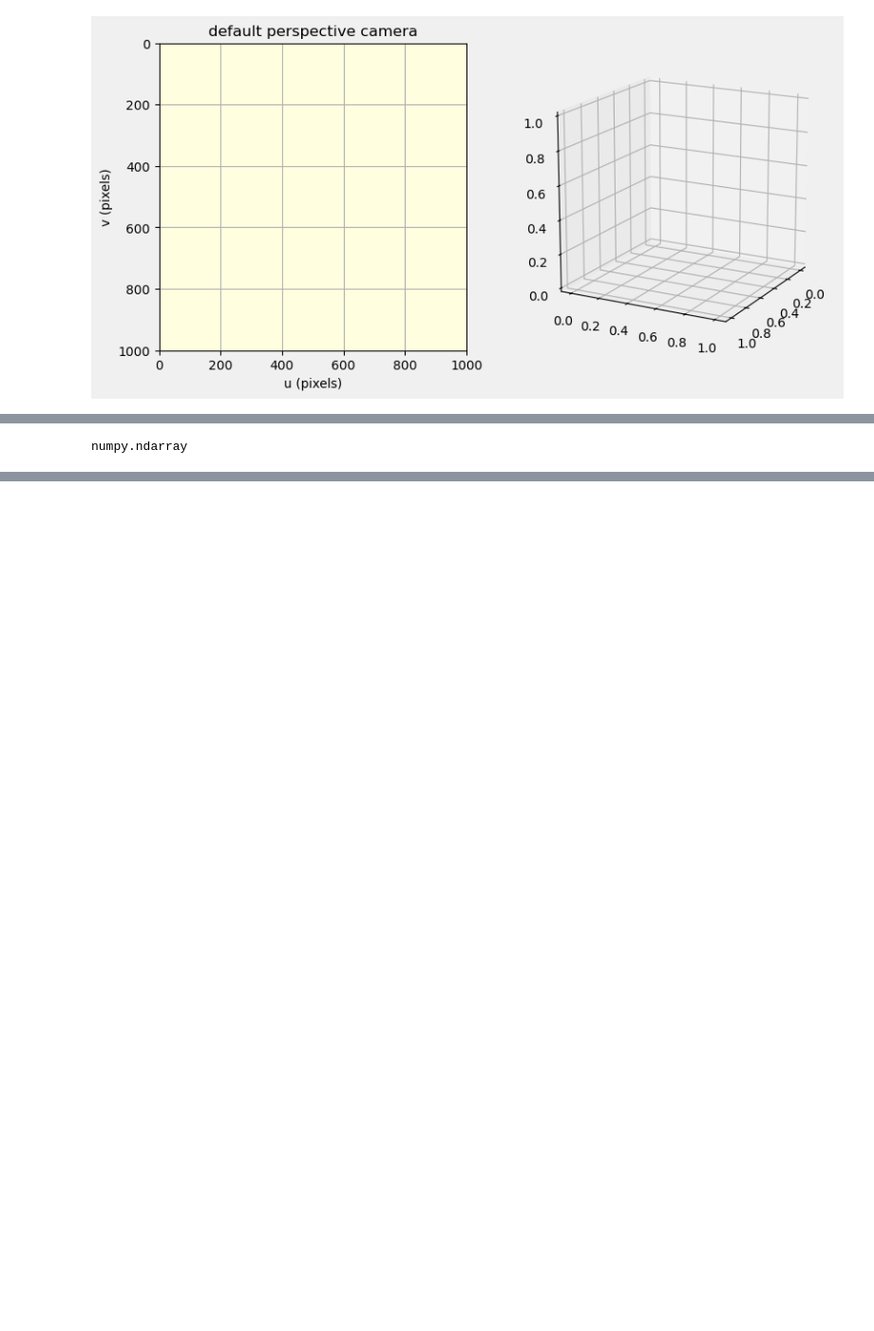
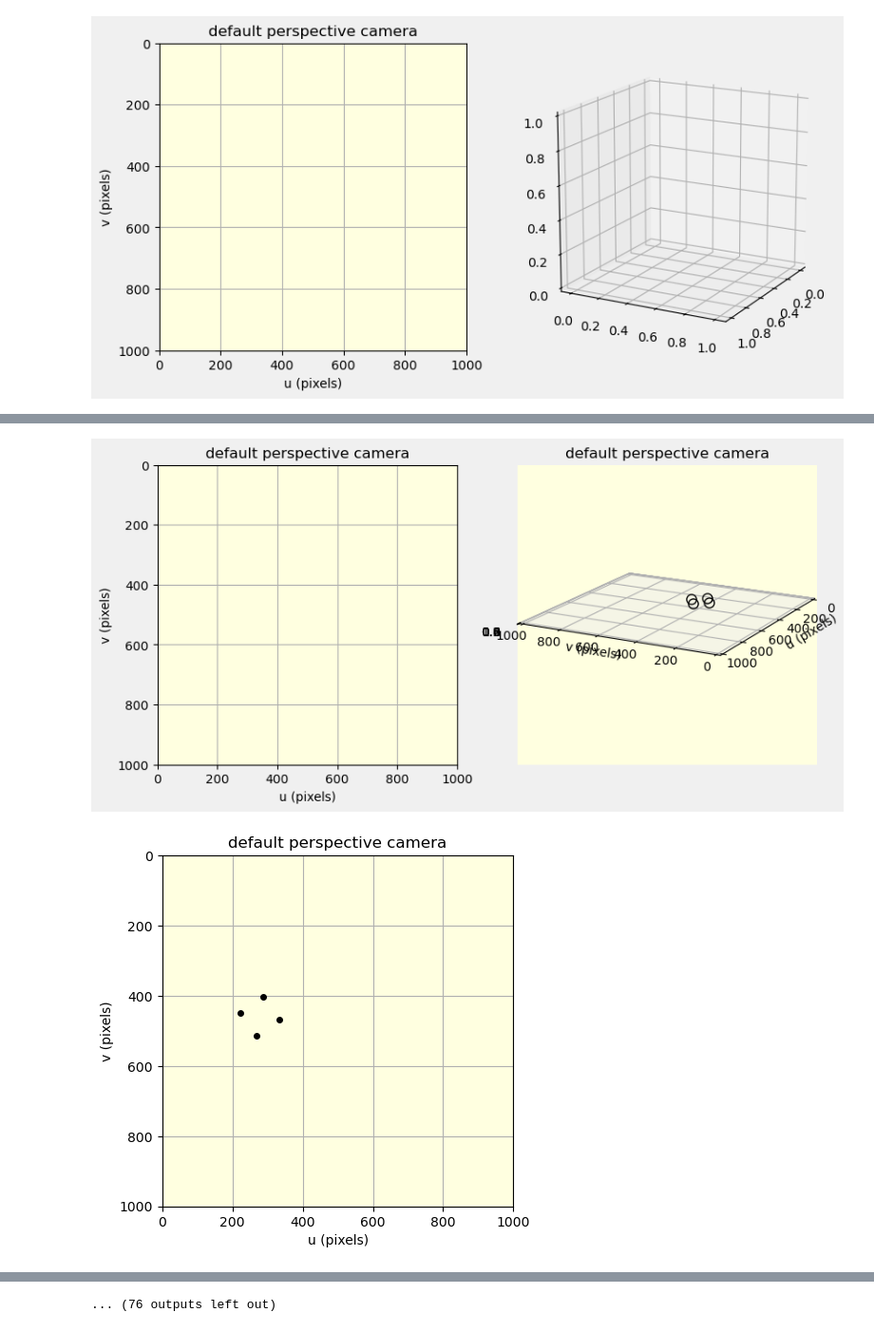
Before and after one commit to santamav/SKJ015-Intelligent_Control, a Jupyter notebook: notebooks/task 2.4/VSM_IBVS.ipynb, the cells around one changed output, grey strips where cells are left out. Shown at 95% size. Drawn from its saved outputs; the diff is of its cells as text; code cells hidden in the pictures; blank space fills up the shorter version.

```diff
--- a/notebooks/task 2.4/VSM_IBVS.ipynb
+++ b/notebooks/task 2.4/VSM_IBVS.ipynb
@@ -57,5 +43,6 @@ ibvs.run(100)
-# %%
-uv = ibvs.featureextractor.compute_pose()
-type(uv)
-# %% [output]
-numpy.ndarray
+# %%
+original = IBVS(camera, P=P, p_d=pd)
+original.run(200)
+# %% [output]
+[figure, added]
+[figure, added]
@@ -61,0 +59 @@ numpy.ndarray
+... (76 outputs left out)
```
Also changed, not shown: parts of 9 cells of this notebook, 5 other files.
